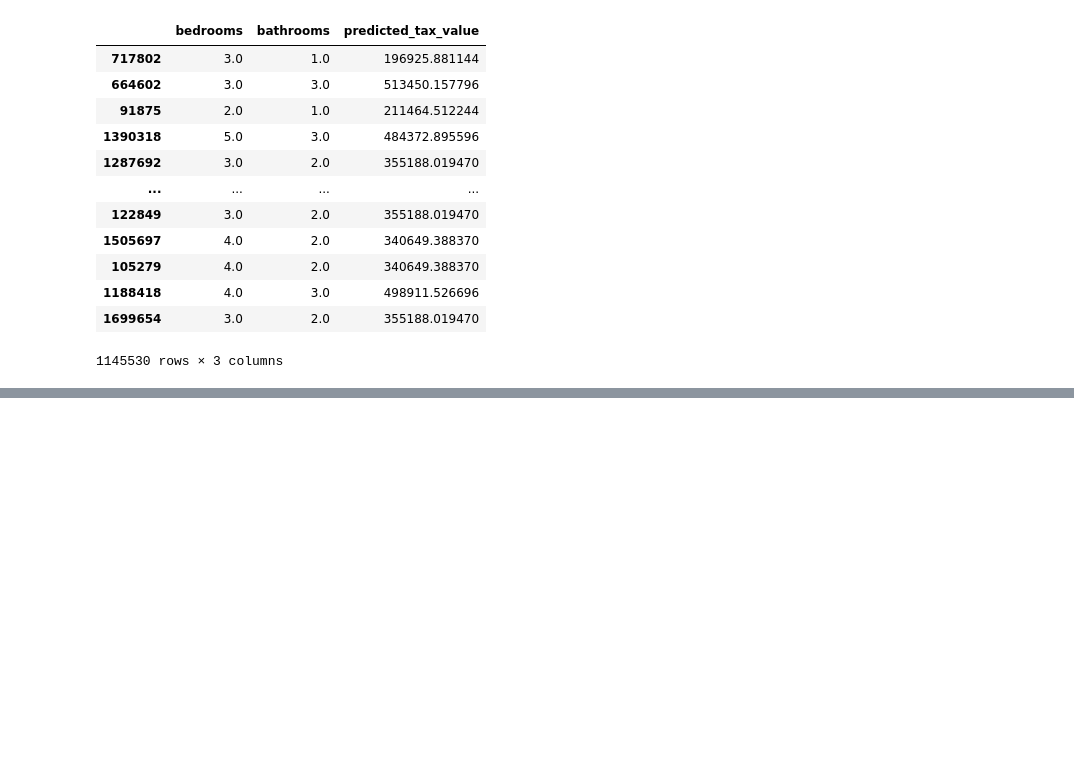
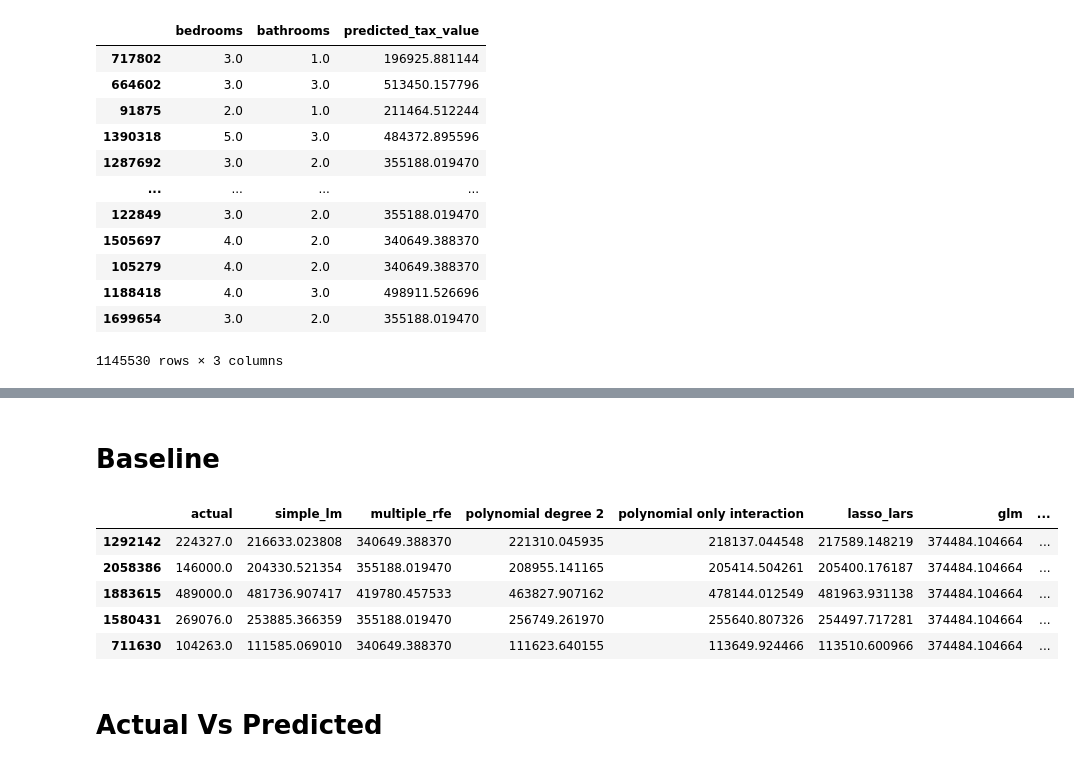
Before and after one commit to Yvette-Ibarra/regression-exercises, a Jupyter notebook: modeling.ipynb, the cells around one changed output, grey strips where cells are left out. Cells and saved outputs as stored; diff of their text form; code cells hidden in the pictures; blank space fills up the shorter version.

```diff
--- a/modeling.ipynb
+++ b/modeling.ipynb
@@ -203,0 +260,15 @@ X
+# %%
+poly = PolynomialFeatures(degree=2, include_bias=False, interaction_only=True)
+poly.fit(X_train)
+X_train_poly = pd.DataFrame(
+    poly.transform(X_train),
+    columns=poly.get_feature_names(X.columns),
+    index=train.index,
+)
+lm = LinearRegression()
+lm.fit(X_train_poly, y_train)
+
+X_validate_poly = poly.transform(X_validate)
+predictions['polynomial only interaction'] = lm.predict(X_validate_poly)
+
+pd.Series(lm.coef_, index=poly.get_feature_names(X_train.columns)).sort_values()
@@ -203,0 +294,12 @@ X
+# %%
+# create the model object
+lars = LassoLars(alpha=1)
+
+# fit the model to our training data
+lars.fit(X_train, y_train)
+
+# predict validate
+X_validate_pred_lars = lars.predict(X_validate)
+
+# Add lassolars predictions to our predictions DataFrame
+predictions['lasso_lars'] = X_validate_pred_lars
@@ -203,0 +354,12 @@ X
+# %%
+# create the model object
+glm = TweedieRegressor(power=1, alpha=0)
+
+# fit the model to our training data
+glm.fit(X_train, y_train)
+
+# predict validate
+X_validate_predict_glm = glm.predict(X_validate)
+
+# Add lassolars predictions to our predictions DataFrame
+predictions['glm'] = X_validate_predict_glm
@@ -203,0 +393,16 @@ X
+# %% [markdown]
+# Baseline
+# %%
+# add a baseline model
+predictions['baseline'] = train.tax_value.mean()
+# %%
+predictions.head()
+# %% [output]
+|  | actual | simple_lm | multiple_rfe | polynomial degree 2 | polynomial only interaction | lasso_lars | glm | ... |
+| 1292142 | 224327.0 | 216633.023808 | 340649.388370 | 221310.045935 | 218137.044548 | 217589.148219 | 374484.104664 | ... |
+| 2058386 | 146000.0 | 204330.521354 | 355188.019470 | 208955.141165 | 205414.504261 | 205400.176187 | 374484.104664 | ... |
+| 1883615 | 489000.0 | 481736.907417 | 419780.457533 | 463827.907162 | 478144.012549 | 481963.931138 | 374484.104664 | ... |
+| 1580431 | 269076.0 | 253885.366359 | 355188.019470 | 256749.261970 | 255640.807326 | 254497.717281 | 374484.104664 | ... |
+| 711630 | 104263.0 | 111585.069010 | 340649.388370 | 111623.640155 | 113649.924466 | 113510.600966 | 374484.104664 | ... |
+# %% [markdown]
+# Actual Vs Predicted
```
Also changed, not shown: parts of 20 cells of this notebook.
